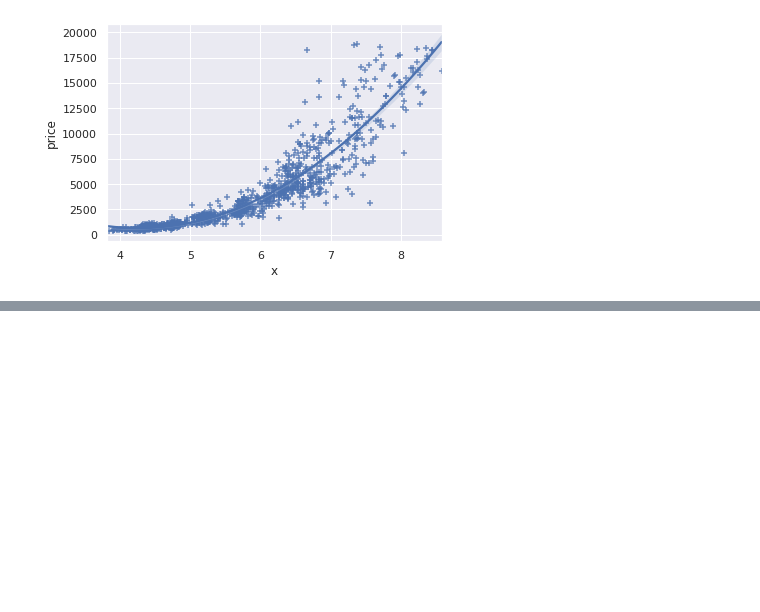
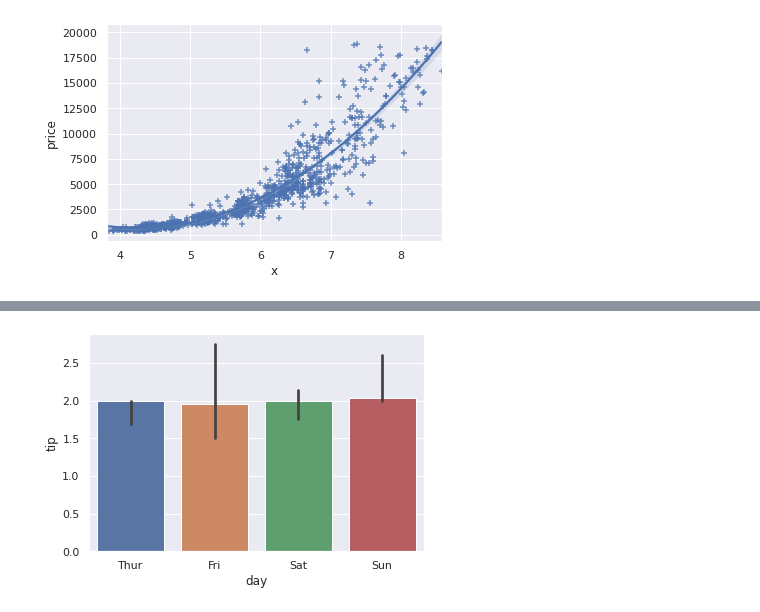
Before and after one commit to swami-gait/Foundations_of_datascience, a Jupyter notebook: FDS_WK12_DataViz.ipynb, the cells around one changed output, grey strips where cells are left out. Drawn from its saved outputs; the diff is of its cells as text; code cells hidden in the pictures; blank space fills up the shorter version.

```diff
--- a/FDS_WK12_DataViz.ipynb
+++ b/FDS_WK12_DataViz.ipynb
@@ -486,0 +502,4 @@ sns.regplot('x','price',data=d.sample(1000),order=2,marker='+');
+# %%
+sns.barplot('day','tip',data=t,estimator=my_estimate);
+# %% [output]
+[figure, added]
```
Also changed, not shown: parts of 6 cells of this notebook.
